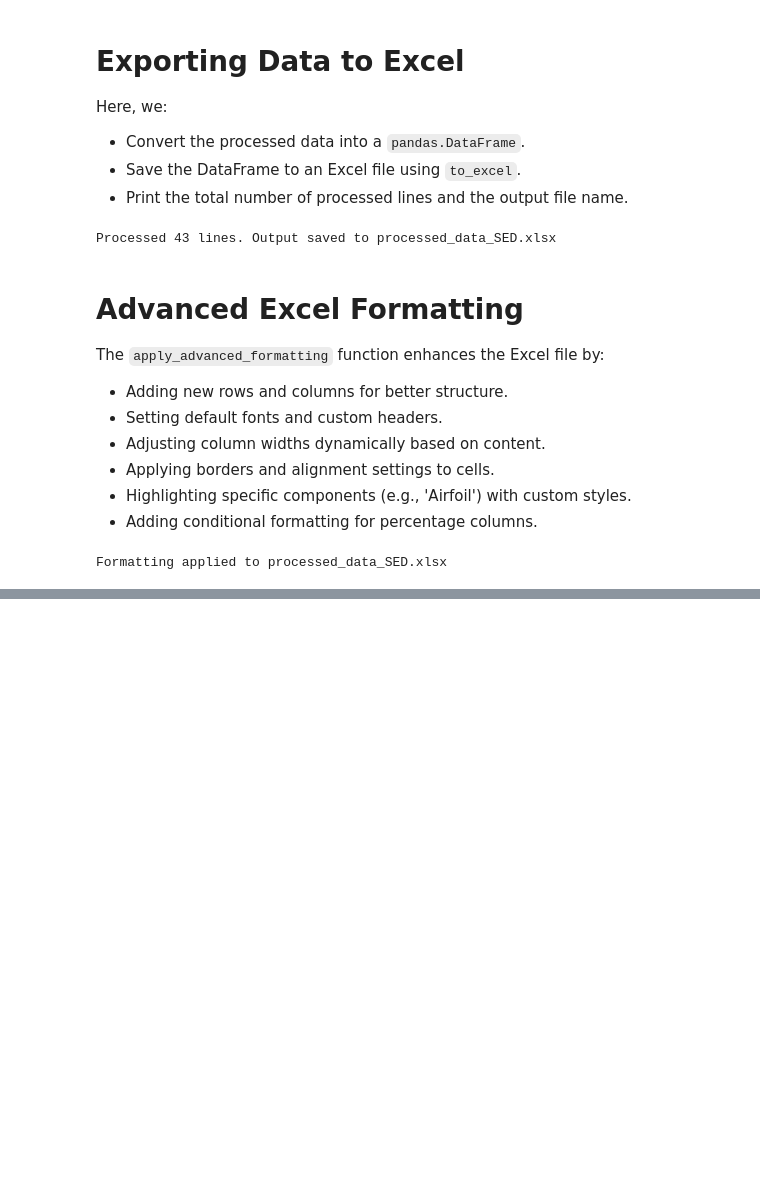
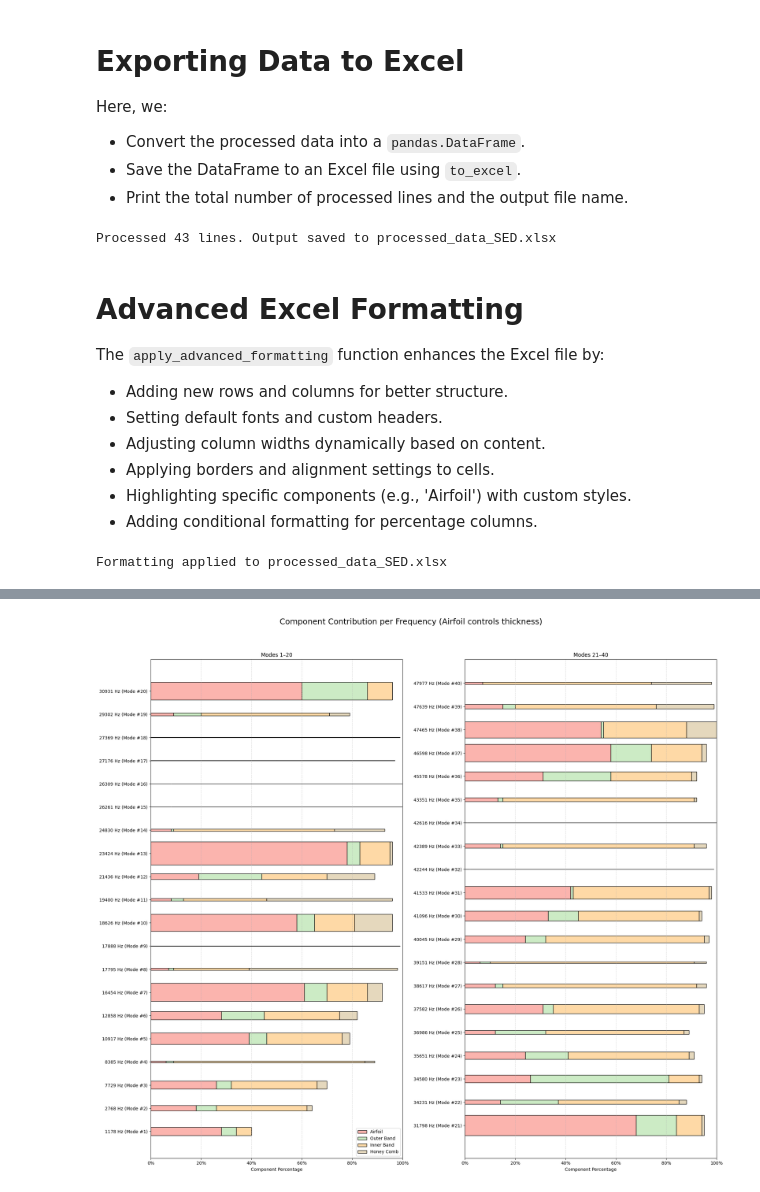
Before and after one commit to adamkola-git/sene_ratio_chart_creator, a Jupyter notebook: sene_ratio_chart_creator.ipynb, the cells around one changed output, grey strips where cells are left out. Drawn from its saved outputs; the diff is of its cells as text; code cells hidden in the pictures; blank space fills up the shorter version.

Commit message:
Added graph with proper bar thickness definition

```diff
--- a/sene_ratio_chart_creator.ipynb
+++ b/sene_ratio_chart_creator.ipynb
@@ -280,0 +396,88 @@ Formatting applied to processed_data_SED.xlsx
+# %%
+
+
+# Wczytanie danych
+df_raw = pd.read_excel("reordered_processed_data_SED.xlsx", skiprows=1)
+df_raw = df_raw.dropna(subset=["Freq [Hz]"])
+
+component_df = pd.DataFrame()
+component_df["Freq [Hz]"] = df_raw["Freq [Hz]"]
+
+for comp in ["Airfoil", "Outer Band", "Inner Band", "Honey Comb"]:
+    for i in range(1, 5):
+        name_col = f"Comp {i}"
+        value_col = f"Comp {i} [%]"
+        mask = df_raw[name_col] == comp
+        component_df.loc[mask, f"{comp} [%]"] = (
+            df_raw.loc[mask, value_col]
+            .astype(str)
+            .str.replace('%', '', regex=False)
+            .astype(float)
+        )
+
+# Przygotuj dane
+data = []
+for _, row in component_df.iterrows():
+    data.append({
+        "Freq": row["Freq [Hz]"],
+        "Airfoil": row["Airfoil [%]"],
+        "Outer Band": row["Outer Band [%]"],
+        "Inner Band": row["Inner Band [%]"],
+        "Honey Comb": row["Honey Comb [%]"]
+    })
+
+components = ["Airfoil", "Outer Band", "Inner Band", "Honey Comb"]
+max_airfoil = max(row["Airfoil"] for row in data)
+
+# 🎨 Pastelowe kolory
+cmap = plt.colormaps.get_cmap('Pastel1')
+colors = {comp: mcolors.to_hex(cmap(i / len(components))) for i, comp in enumerate(components)}
+
+# 🔁 Dzielimy dane na dwie grupy po 20 modów
+chunks = [data[:20], data[20:40]]
+
+# 🔳 Rysowanie dwóch subplotów obok siebie
+fig, axs = plt.subplots(nrows=1, ncols=2, figsize=(20, 18), sharex=True)
+axs = axs.flatten()
+
+for idx, (ax, chunk) in enumerate(zip(axs, chunks)):
+    for i, row in enumerate(chunk):
+        height = row["Airfoil"] / max_airfoil
+        y_pos = i
+        base = 0
+
+        for comp in components:
+            width = row[comp]
+            if pd.isna(width):
+                continue
+            ax.barh(
+                y=y_pos,
+                width=width,
+                left=base,
+                height=height,
+                color=colors[comp],
+                edgecolor='black'
+            )
+            base += width
+
+    # 🏷️ Etykiety Y: Freq + Mode
+    first_idx = df_raw.index[df_raw["Freq [Hz]"] == chunk[0]["Freq"]][0]
+    ax.set_yticks(range(len(chunk)))
+    ax.set_yticklabels([
+        f"{int(row['Freq'])} Hz (Mode #{int(df_raw.loc[first_idx + i, 'Mode'])})"
+        for i, row in enumerate(chunk)
+    ])
+    ax.set_title(f"Modes {first_idx + 1}–{first_idx + len(chunk)}")
+    ax.grid(axis='x', linestyle='--', alpha=0.5)
+    ax.set_xlim(0, 1)
+    ax.xaxis.set_major_formatter(mtick.PercentFormatter(xmax=1))
+    ax.set_xlabel("Component Percentage")
+
+# Legenda i tytuł ogólny
+axs[0].legend(components, loc="lower right")
+fig.suptitle("Component Contribution per Frequency (Airfoil controls thickness)", fontsize=18)
+
+plt.tight_layout(rect=[0, 0, 1, 0.95])
+plt.show()
+# %% [output]
+[figure, added]
```
Also changed, not shown: parts of 4 cells of this notebook.
